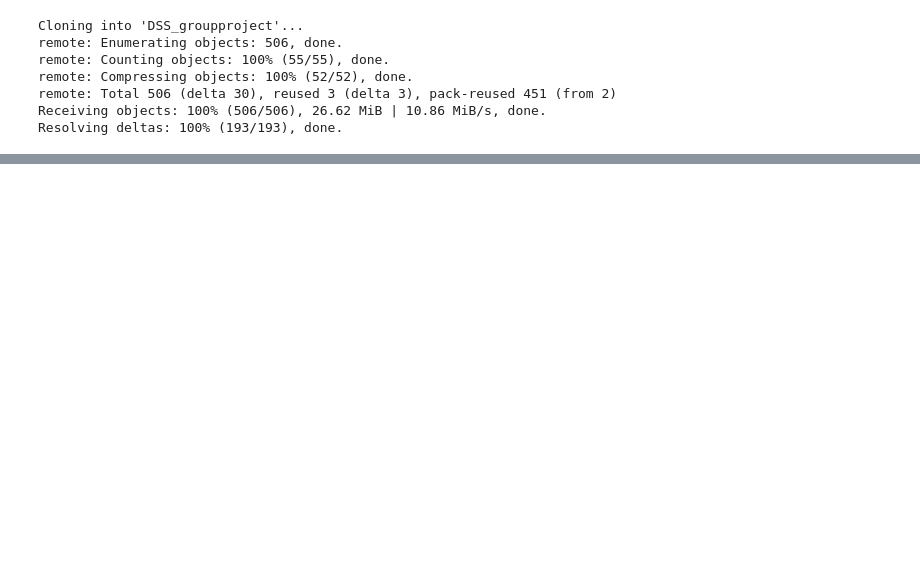
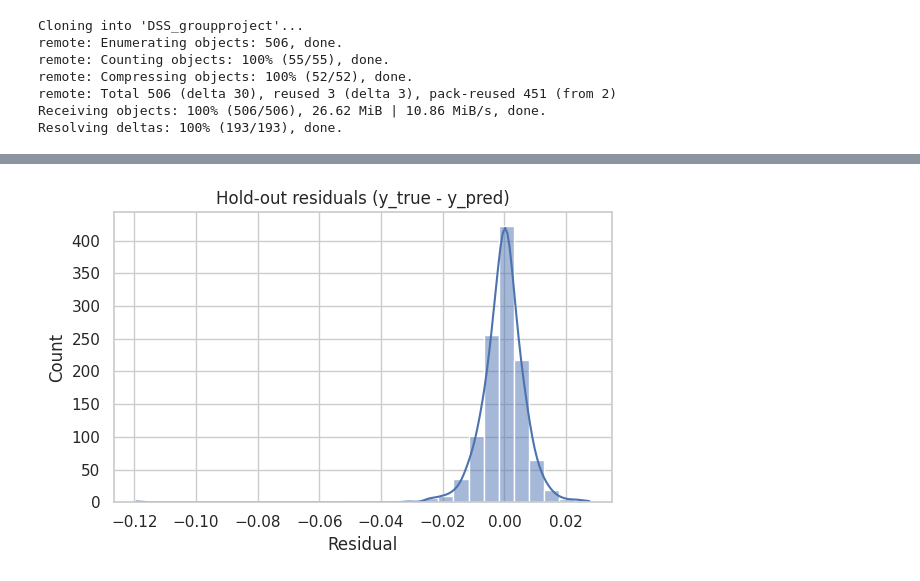
Before and after one commit to sof1a03/DSS_groupproject, a Jupyter notebook: Code/Features/Electric_car_analysis.ipynb, the cells around one changed output, grey strips where cells are left out. Saved outputs shown, nothing was run; the diff lists cells and outputs as text; code cells hidden in the pictures; blank space fills up the shorter version.

```diff
--- a/Code/Features/Electric_car_analysis.ipynb
+++ b/Code/Features/Electric_car_analysis.ipynb
@@ -991,0 +270,17 @@ plt.show()
+# %%
+profile_cols = [
+    "p_electric", "p_hybrid", "p_gasoline", "p_diesel",
+    "avg_yearly_income_k", "urbanization",
+    "avg_household_size", "inhabitants_total"
+]
+profile = (
+    R.groupby("ev_cluster")[profile_cols]
+     .median()
+     .reset_index()
+     .sort_values("p_electric", ascending=False)
+)
+order = profile["ev_cluster"].tolist()
+label_map = {c: f"Cluster_{i+1}" for i, c in enumerate(order)}
+R["cluster_label"] = R["ev_cluster"].map(label_map)
+
+display(profile)
@@ -991,0 +364,77 @@ plt.show()
+# %%
+def smape_numpy(y_true, y_pred):
+    y_true = np.asarray(y_true, dtype=float)
+    y_pred = np.asarray(y_pred, dtype=float)
+    denom = (np.abs(y_true) + np.abs(y_pred))
+    return 100 * np.mean(np.where(denom == 0, 0.0, np.abs(y_true - y_pred) / denom))
+
+def mae_numpy(y_true, y_pred):
+    y_true = np.asarray(y_true, dtype=float)
+    y_pred = np.asarray(y_pred, dtype=float)
+    return np.mean(np.abs(y_true - y_pred))
+
+from sklearn.metrics import make_scorer
+smape_scorer = make_scorer(lambda yt, yp: -smape_numpy(yt, yp))  # negative to use cross_val_score's "higher is better"
+mae_scorer   = make_scorer(lambda yt, yp: -mae_numpy(yt, yp))
+
+X_cols = ["avg_yearly_income_k", "urbanization", "p_hybrid", "p_gasoline", "p_diesel"]
+y_col = "p_electric"
+
+R_fit = R.dropna(subset=X_cols + [y_col]).copy()
+X_all, y_all = R_fit[X_cols], R_fit[y_col]
+
+# Hold-out
+X_tr, X_te, y_tr, y_te = train_test_split(X_all, y_all, test_size=0.2, random_state=42)
+pipe = Pipeline([("scaler", StandardScaler()),
+                 ("ridge", RidgeCV(alphas=np.logspace(-3, 3, 21), cv=5))])
+pipe.fit(X_tr, y_tr)
+y_hat_te = pipe.predict(X_te)
+print("Ridge α:", pipe.named_steps["ridge"].alpha_)
+print("Hold-out R²:", pipe.score(X_te, y_te))
+print("Hold-out SMAPE (%):", round(smape_numpy(y_te, y_hat_te), 3))
+print("Hold-out MAE:", round(mae_numpy(y_te, y_hat_te), 4))
+
+# CV (K=5) — MAE and SMAPE
+kf = KFold(n_splits=5, shuffle=True, random_state=42)
+cv_mae   = -cross_val_score(pipe, X_all, y_all, scoring=mae_scorer, cv=kf)
+cv_smape = -cross_val_score(pipe, X_all, y_all, scoring=smape_scorer, cv=kf)
+print("CV(5) MAE   :", round(cv_mae.mean(), 4), "±", round(cv_mae.std(), 4))
+print("CV(5) SMAPE%:", round(cv_smape.mean(), 3), "±", round(cv_smape.std(), 3))
+
+# Residual diagnostics
+residuals = y_te - y_hat_te
+plt.figure(figsize=(6,4))
+sns.histplot(residuals, bins=30, kde=True)
+plt.title("Hold-out residuals (y_true - y_pred)")
+plt.xlabel("Residual"); plt.ylabel("Count")
+plt.tight_layout(); plt.show()
+
+plt.figure(figsize=(6,4))
+plt.scatter(y_hat_te, residuals, alpha=0.6)
+plt.axhline(0, color="k", lw=1)
+plt.title("Residuals vs Predicted (hold-out)")
+plt.xlabel("Predicted p_electric"); plt.ylabel("Residual")
+plt.tight_layout(); plt.show()
+
+# Fit full model for scenario predictions
+model = Pipeline([("scaler", StandardScaler()),
+                  ("ridge", RidgeCV(alphas=np.logspace(-3, 3, 21), cv=5))]).fit(X_all, y_all)
+
+R["p_electric_hat"] = model.predict(R[X_cols])
+
+def scenario_df(df, income_mul=1.0, income_add=0.0,
+                urb_add=0.0, hybrid_mul=1.0, fossil_rel_drop=0.0):
+    S = df.copy()
+    S["avg_yearly_income_k"] = S["avg_yearly_income_k"] * income_mul + income_add
+    # In REGIONAL, 'urbanization' ~ 1..5; clamp changes to [1,5]
+    S["urbanization"] = np.clip(S["urbanization"] + urb_add, 1, 5)
+    S["p_hybrid"]     = np.clip(S["p_hybrid"] * hybrid_mul, 0, 1)
+    S["p_gasoline"]   = np.clip(S["p_gasoline"] * (1 - fossil_rel_drop), 0, 1)
+    S["p_diesel"]     = np.clip(S["p_diesel"]   * (1 - fossil_rel_drop), 0, 1)
+    return S
+
+# National scenario (used for some plots)
+S = scenario_df(R, income_mul=1.10, urb_add=0.05, hybrid_mul=2.0, fossil_rel_drop=0.10)
+S["p_electric_hat_scn"]   = model.predict(S[X_cols])
+S["delta_p_electric_hat"] = S["p_electric_hat_scn"] - R["p_electric_hat"]
+# %% [output]
@@ -991,0 +447 @@ plt.show()
+[figure, added]
```
Also changed, not shown: parts of 89 cells of this notebook.
